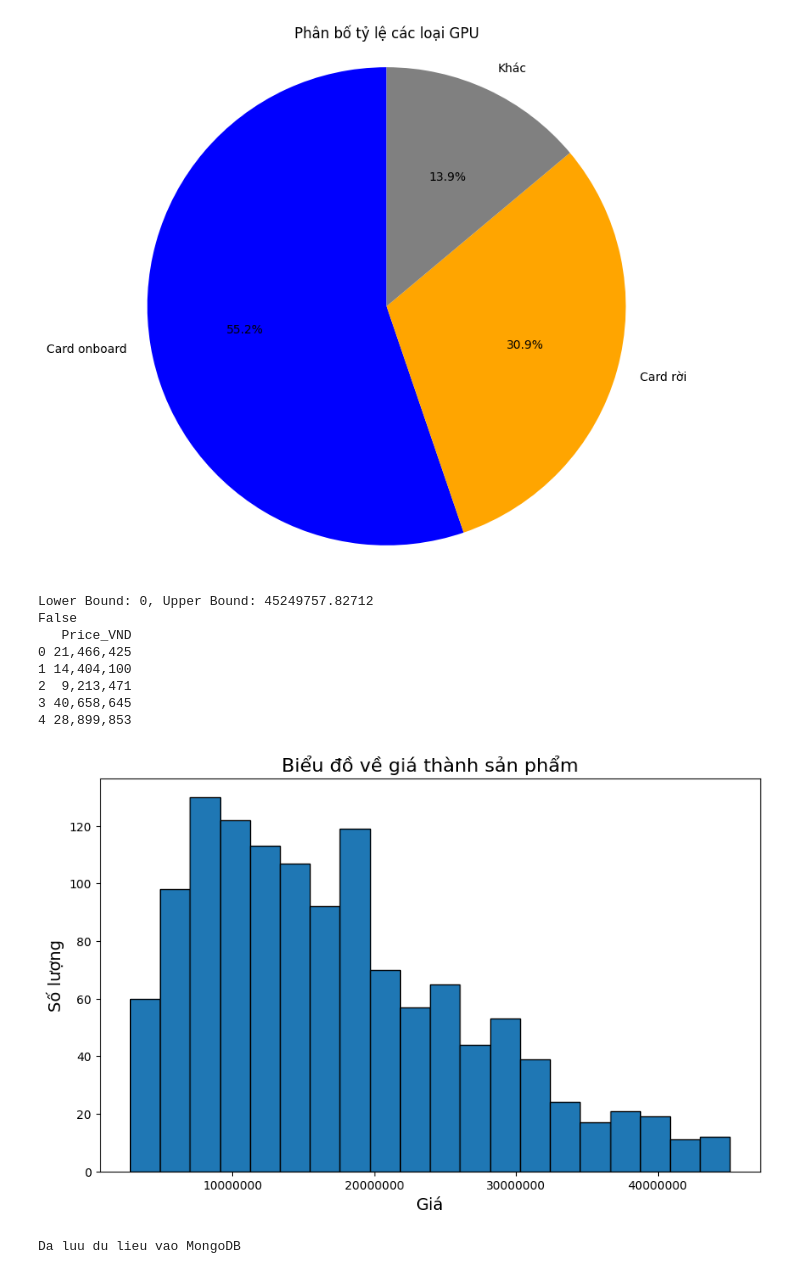
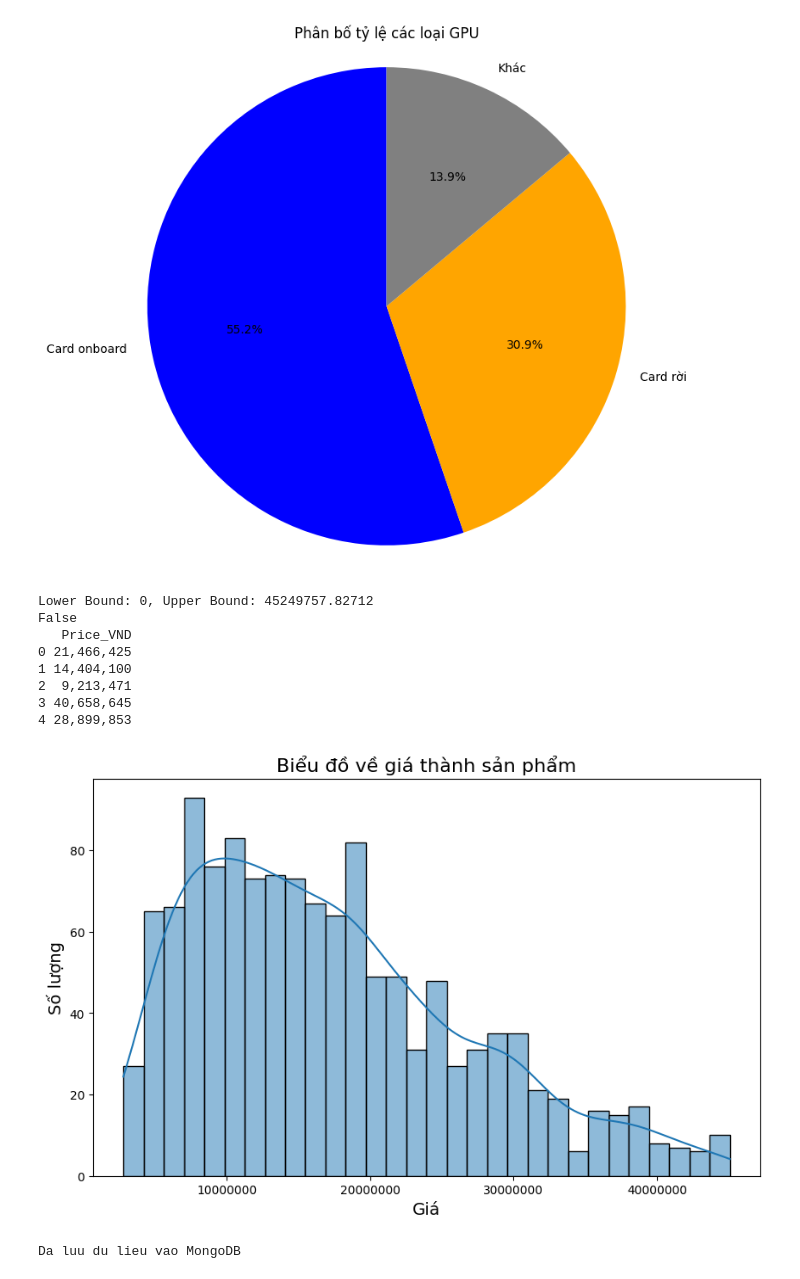
Before and after one commit to KhiemVT/python, a Jupyter notebook: Khiem/coiki.ipynb, the cells around one changed output. Saved outputs shown, nothing was run; the diff lists cells and outputs as text; code cells hidden in the pictures.

```diff
--- a/Khiem/coiki.ipynb
+++ b/Khiem/coiki.ipynb
@@ -421,7 +391,7 @@ import seaborn as sns
 rate_inr_to_vnd = 300.74
 
 # Đọc dữ liệu từ CSV
-data = pd.read_csv('./laptopData_cleaned.csv')
+data = pd.read_csv('./laptopData_filltered_cleaned.csv')
 
 # Chuyển đổi từ INR sang VND
 data['Price_VND'] = data['Price'] * rate_inr_to_vnd
@@ -445,40 +415,35 @@ data.loc[(data['Price_VND'] < lower_bound) | (data['Price_VND'] > upper_bound),
 
 # Lấy top 5 giá trị có tần suất cao nhất
 top5_Price_VND = data['Price_VND'].value_counts().nlargest(5)
 prob = top5_Price_VND / top5_Price_VND.sum()  # Tính xác suất của từng giá trị
 
 # Generate giá trị theo phân phối của top 5 giá trị
 data['Price_VND'] = data['Price_VND'].apply(lambda x: np.random.choice(top5_Price_VND.index, p=prob) if pd.isnull(x) else x)
 
 # Kiểm tra xem còn giá trị NaN nào không
 print(data['Price_VND'].isnull().any())  # Mọi thứ đều ổn nếu không còn NaN
 
 # In ra dữ liệu đã chuyển đổi
 print(data[['Price_VND']].head())
 
 # Vẽ biểu đồ histogram cho cột 'Price_VND'
 plt.figure(figsize=(10, 6))  # Thiết lập kích thước biểu đồ
-plt.hist(data['Price_VND'], bins=20, edgecolor='black')  # Sử dụng histogram đơn giản
+sns.histplot(data['Price_VND'], kde=True, bins=30)  # 'kde=True' để vẽ đường cong mật độ
 plt.title('Biểu đồ về giá thành sản phẩm', fontsize=16)  # Tiêu đề biểu đồ
 plt.xlabel('Giá', fontsize=14)  # Nhãn trục X
 plt.ylabel('Số lượng', fontsize=14)  # Nhãn trục Y
 plt.ticklabel_format(style='plain', axis='both')
 plt.show()
-
-
-df['Price']=data['Price_VND']
-
-df.to_csv('./laptopData_cleaned.csv', index=False)
 # %% [output]
 Lower Bound: 0, Upper Bound: 45249757.82712
 False
    Price_VND
 0 21,466,425
 1 14,404,100
 2  9,213,471
 3 40,658,645
 4 28,899,853
-[figure, old version]
+[figure, new version]
 # %%
 client=MongoClient('mongodb://localhost:27017/')
 db=client['laptopData']
```
Also changed, not shown: parts of 25 cells of this notebook, 6 other files.
